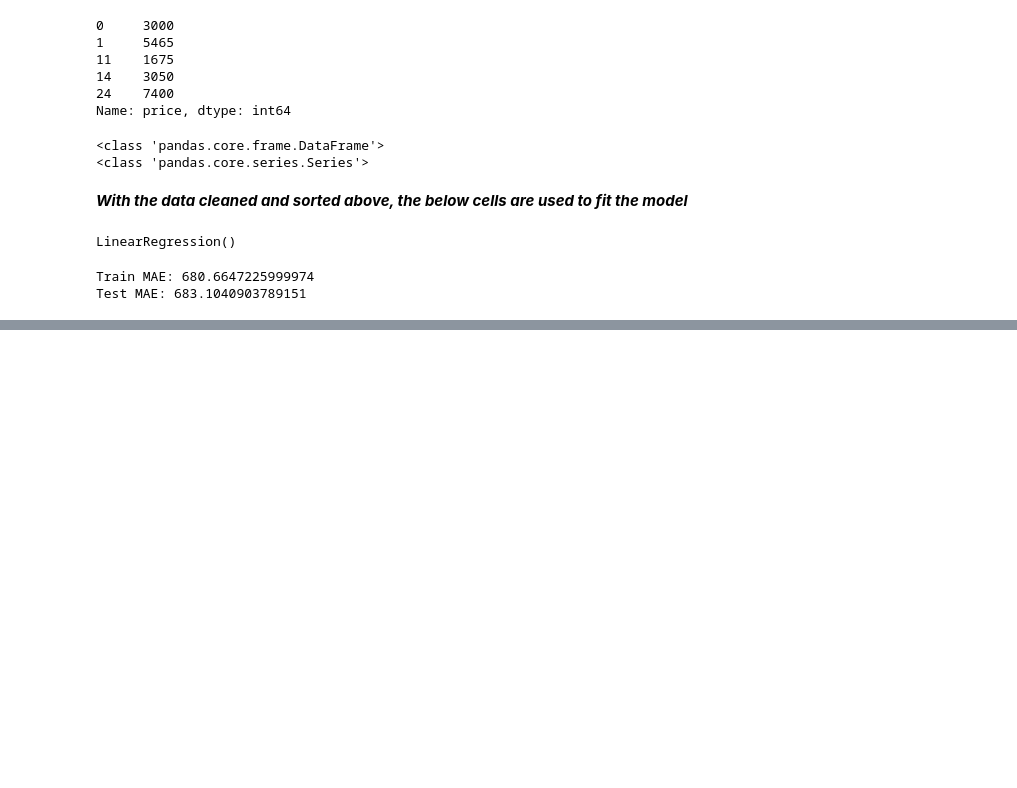
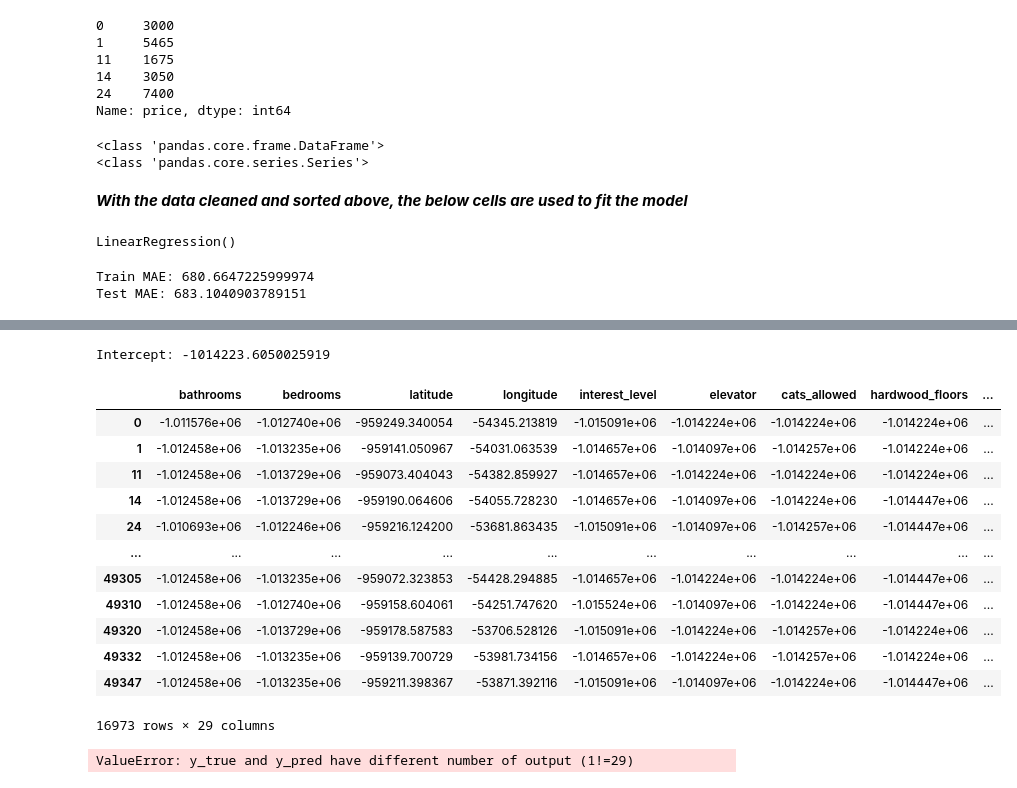
Before and after one commit to WhyseRabbit/DS-Unit-2-Linear-Models, a Jupyter notebook: module2-regression-2/LS_DS_212_assignment.ipynb, the cells around one changed output, grey strips where cells are left out. Saved outputs shown, nothing was run; the diff lists cells and outputs as text; code cells hidden in the pictures; blank space fills up the shorter version.

```diff
--- a/module2-regression-2/LS_DS_212_assignment.ipynb
+++ b/module2-regression-2/LS_DS_212_assignment.ipynb
@@ -198,0 +278,32 @@ Test MAE: 683.1040903789151
+# %%
+print('Intercept:', LR.intercept_)
+# %% [output]
+Intercept: -1014223.6050025919
+# %%
+m = LR.coef_
+x = X_train
+b = LR.intercept_
+y_pred = m*x + b
+# %%
+y_pred
+# %% [output]
+|  | bathrooms | bedrooms | latitude | longitude | interest_level | elevator | cats_allowed | hardwood_floors | ... |
+| 0 | -1.011576e+06 | -1.012740e+06 | -959249.340054 | -54345.213819 | -1.015091e+06 | -1.014224e+06 | -1.014224e+06 | -1.014224e+06 | ... |
+| 1 | -1.012458e+06 | -1.013235e+06 | -959141.050967 | -54031.063539 | -1.014657e+06 | -1.014097e+06 | -1.014257e+06 | -1.014224e+06 | ... |
+| 11 | -1.012458e+06 | -1.013729e+06 | -959073.404043 | -54382.859927 | -1.014657e+06 | -1.014224e+06 | -1.014224e+06 | -1.014224e+06 | ... |
+| 14 | -1.012458e+06 | -1.013729e+06 | -959190.064606 | -54055.728230 | -1.014657e+06 | -1.014097e+06 | -1.014224e+06 | -1.014447e+06 | ... |
+| 24 | -1.010693e+06 | -1.012246e+06 | -959216.124200 | -53681.863435 | -1.015091e+06 | -1.014097e+06 | -1.014257e+06 | -1.014447e+06 | ... |
+| ... | ... | ... | ... | ... | ... | ... | ... | ... | ... |
+| 49305 | -1.012458e+06 | -1.013235e+06 | -959072.323853 | -54428.294885 | -1.014657e+06 | -1.014224e+06 | -1.014224e+06 | -1.014447e+06 | ... |
+| 49310 | -1.012458e+06 | -1.012740e+06 | -959158.604061 | -54251.747620 | -1.015524e+06 | -1.014097e+06 | -1.014224e+06 | -1.014447e+06 | ... |
+| 49320 | -1.012458e+06 | -1.013729e+06 | -959178.587583 | -53706.528126 | -1.015091e+06 | -1.014224e+06 | -1.014257e+06 | -1.014224e+06 | ... |
+| 49332 | -1.012458e+06 | -1.013235e+06 | -959139.700729 | -53981.734156 | -1.014657e+06 | -1.014224e+06 | -1.014257e+06 | -1.014224e+06 | ... |
+| 49347 | -1.012458e+06 | -1.013235e+06 | -959211.398367 | -53871.392116 | -1.015091e+06 | -1.014097e+06 | -1.014224e+06 | -1.014447e+06 | ... |
+16973 rows × 29 columns
+# %%
+from sklearn.metrics import mean_squared_error
+
+mse = mean_squared_error(y_train, y_pred)
+mse
+# %% [output]
+ValueError: y_true and y_pred have different number of output (1!=29)
```
Also changed, not shown: parts of 6 cells of this notebook.
